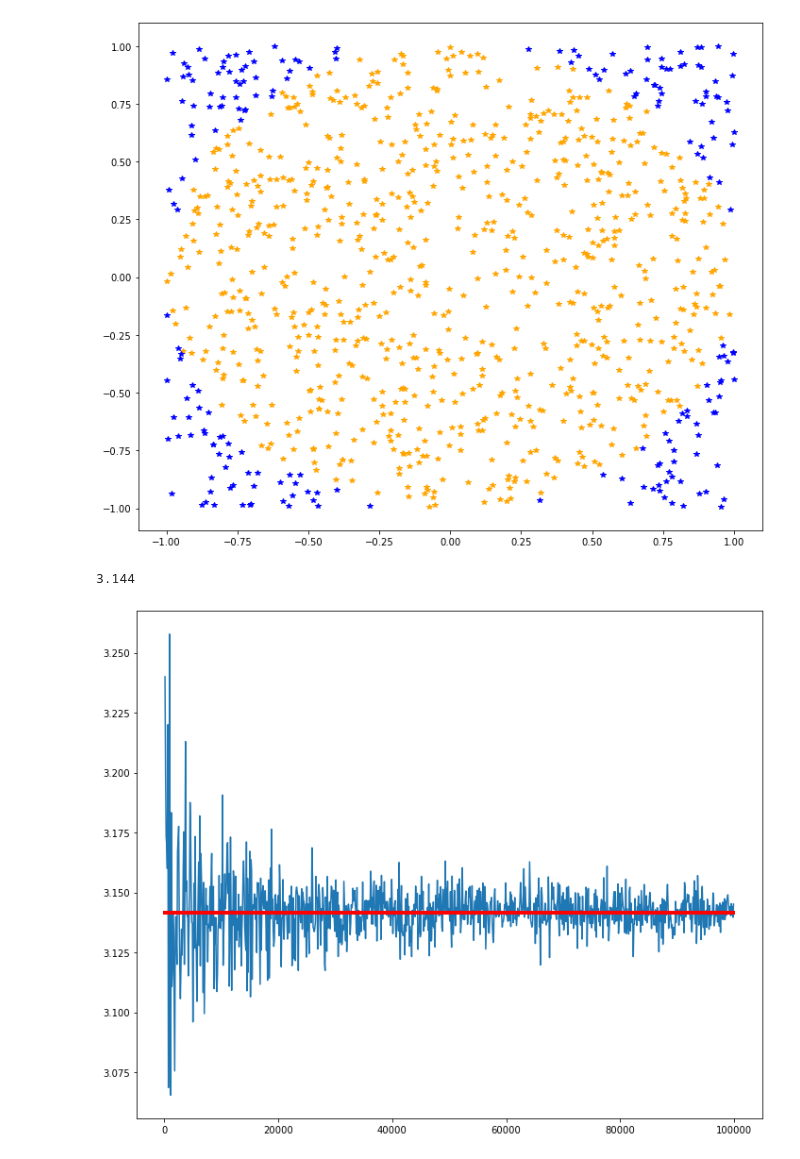
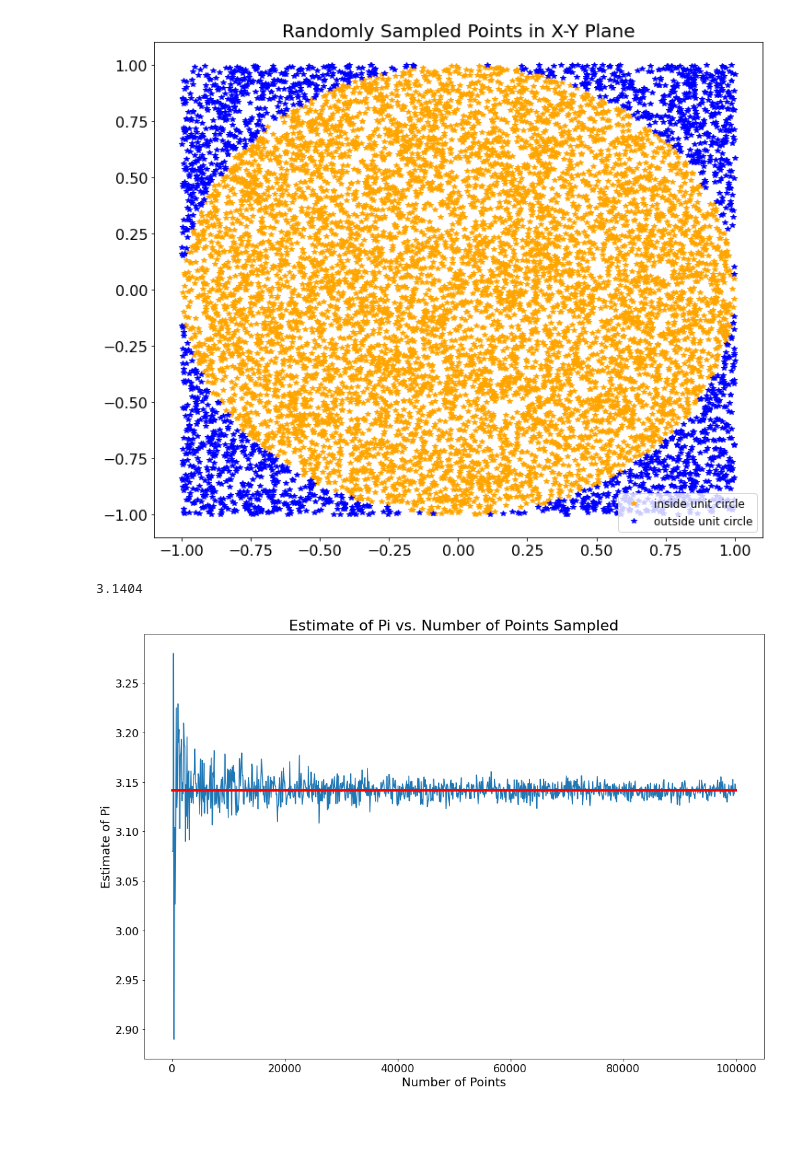
Before and after one commit to ArrowDFMs/BrownieMotion, a Jupyter notebook: estimatePi.ipynb, the cells around one changed output. Saved outputs shown, nothing was run; the diff lists cells and outputs as text; code cells hidden in the pictures; blank space fills up the shorter version.

Commit message:
updated estimate of pi

```diff
--- a/estimatePi.ipynb
+++ b/estimatePi.ipynb
@@ -5,25 +5,31 @@ import matplotlib.pyplot as plt
 # %%
 df = pd.DataFrame()
 # %%
-df['x'] = np.random.uniform(-1,1,1000)
-df['y'] = np.random.uniform(-1,1,1000)
+df['x'] = np.random.uniform(-1,1,10000)
+df['y'] = np.random.uniform(-1,1,10000)
 # %%
 inCircleMask = (df['x']**2 + df['y']**2) < 1
 df.loc[inCircleMask,'inCircle'] = True
 # %%
 plt.figure(figsize=(10,8))
-plt.plot(df.loc[inCircleMask,'x'],df.loc[inCircleMask,'y'],color='orange',marker='*',linestyle='')
-plt.plot(df.loc[~inCircleMask,'x'],df.loc[~inCircleMask,'y'],color='blue',marker='*',linestyle='')
+plt.plot(df.loc[inCircleMask,'x'],df.loc[inCircleMask,'y'],\
+         color='orange',marker='*',linestyle='',label='inside unit circle')
+plt.plot(df.loc[~inCircleMask,'x'],df.loc[~inCircleMask,'y'],\
+         color='blue',marker='*',linestyle='',label='outside unit circle')
 plt.tight_layout()
+plt.legend(fontsize=12)
+plt.xticks(fontsize=16)
+plt.yticks(fontsize=16)
+plt.title('Randomly Sampled Points in X-Y Plane',fontsize=20)
 plt.show()
 # %% [output]
-[figure, old version]
+[figure, new version]
 # %%
 piEstimate = 4*(len(df[ df['inCircle'] == True ]) / len(df) )
 # %%
 print(piEstimate)
 # %% [output]
-3.144
+3.1404
 # %%
 dfp = pd.DataFrame()
 # %%
@@ -41,10 +47,16 @@ for numPoints in range(100,100000,100):
     dfp.loc[idx,'numPoints'] = numPoints
     dfp.loc[idx,'piEstimate'] = 4*(len(df[ df['inCircle'] == True ]) / len(df) )
 # %%
-plt.figure(figsize=(10,8))
+plt.figure(figsize=(14,10))
 plt.plot(dfp['numPoints'],dfp['piEstimate'])
-plt.plot([dfp['numPoints'].min(),dfp['numPoints'].max()],[np.pi,np.pi],color='red',linewidth=4)
+plt.plot([dfp['numPoints'].min(),dfp['numPoints'].max()],\
+         [np.pi,np.pi],color='red',linewidth=4)
+plt.ylabel('Estimate of Pi',fontsize=18)
+plt.xlabel('Number of Points',fontsize=18)
+plt.title('Estimate of Pi vs. Number of Points Sampled',fontsize=22)
+plt.xticks(fontsize=16)
+plt.yticks(fontsize=16)
 plt.tight_layout()
 plt.show()
 # %% [output]
-[figure, old version]
+[figure, new version]
```
